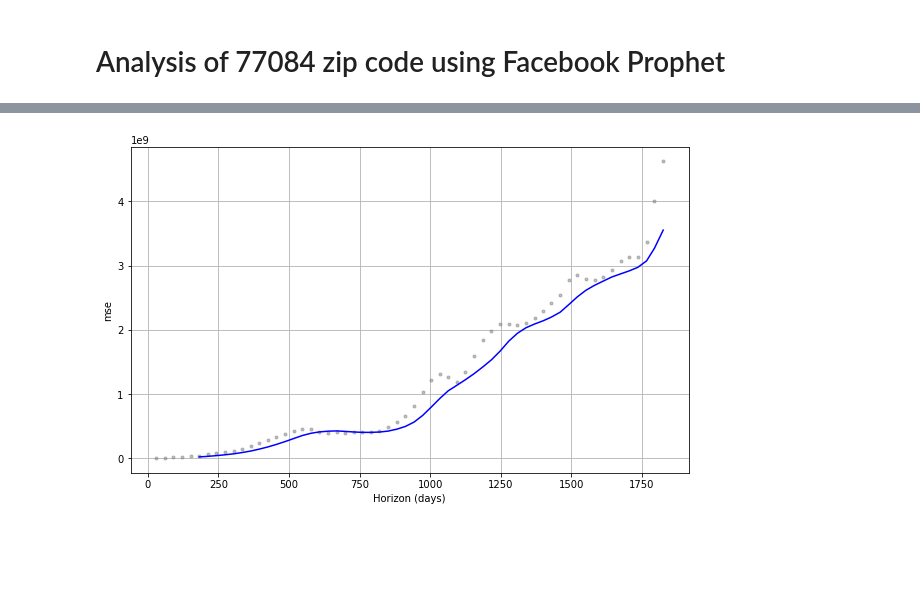
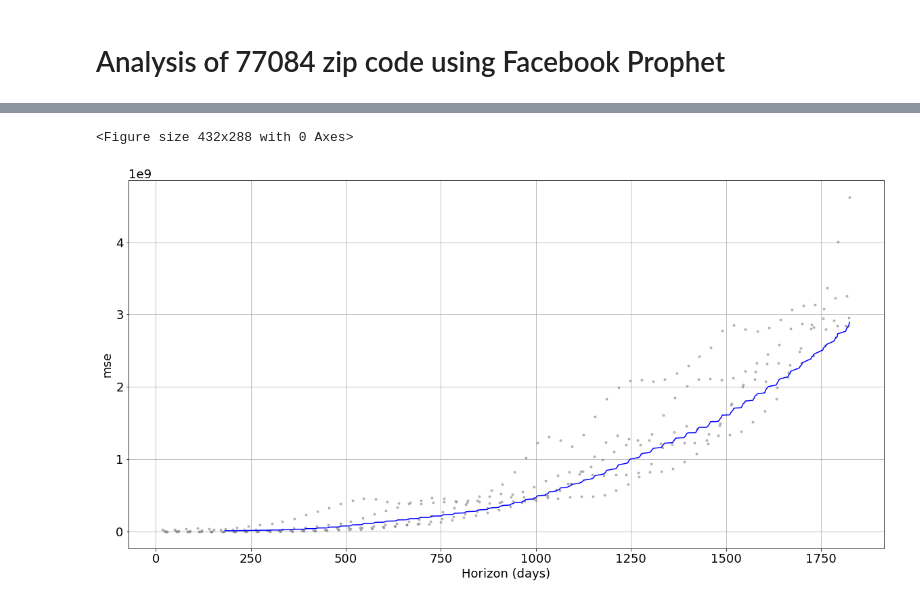
Before and after one commit to akuppan1/Top-5-Zip-Codes-to-Invest-in-USA, a Jupyter notebook: [Pick 1]_77084_Analysis_FBProphet.ipynb, the cells around one changed output, grey strips where cells are left out. Saved outputs shown, nothing was run; the diff lists cells and outputs as text; code cells hidden in the pictures; blank space fills up the shorter version.

```diff
--- a/[Pick 1]_77084_Analysis_FBProphet.ipynb
+++ b/[Pick 1]_77084_Analysis_FBProphet.ipynb
@@ -23,0 +32,6 @@ df.plot()
+# %%
+plt.figure()
+plt.rcParams.update({'font.size': 18})
+ax = df.plot(title='ZIP - 77084 Plot of home values over time 1996-2018', figsize=(20,10), x='ds')
+ax.set_xlabel('Months')
+ax.set_ylabel('Home Values')
@@ -25,5 +57,7 @@ df.plot()
 m = Prophet(seasonality_mode='multiplicative').fit(df)
 future = m.make_future_dataframe(periods=60, freq='M')
 fcst = m.predict(future)
-fig = m.plot_components(fcst)
+plt.figure()
+plt.rcParams.update({'font.size': 25})
+fig = m.plot_components(fcst, figsize=(20,20))
 # %% [output]
@@ -52,5 +86,5 @@ DatetimeIndex(['1996-04-01', '1996-05-01', '1996-06-01', '1996-07-01',
 # %%
-cv_results = cross_validation( model = m, initial = pd.to_timedelta(5475, unit="d"), horizon = pd.to_timedelta(1825,unit="d"))
+cv_results = cross_validation( model = m, initial = pd.to_timedelta(5475, unit="d"),period="180 days", horizon = pd.to_timedelta(1825,unit="d"))
 # %%
 cv_results.head()
 # %% [output]
@@ -63,5 +101,8 @@ cv_results.head()
 # %%
 from fbprophet.plot import plot_cross_validation_metric
-fig = plot_cross_validation_metric(cv_results, metric='mse')
+plt.figure()
+plt.rcParams.update({'font.size': 18})
+fig = plot_cross_validation_metric(cv_results, metric='mse', figsize=(20,10))
 # %% [output]
+<Figure size 432x288 with 0 Axes>
-[figure, old version]
+[figure, new version]
```
Also changed, not shown: parts of 19 cells of this notebook.
